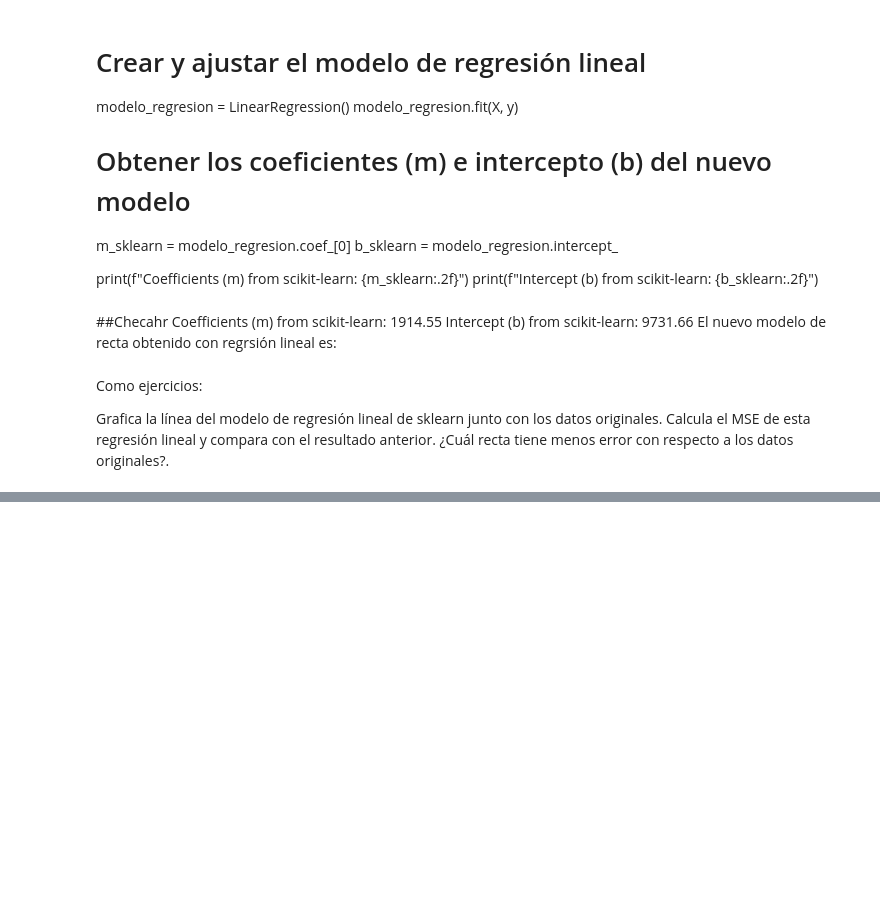
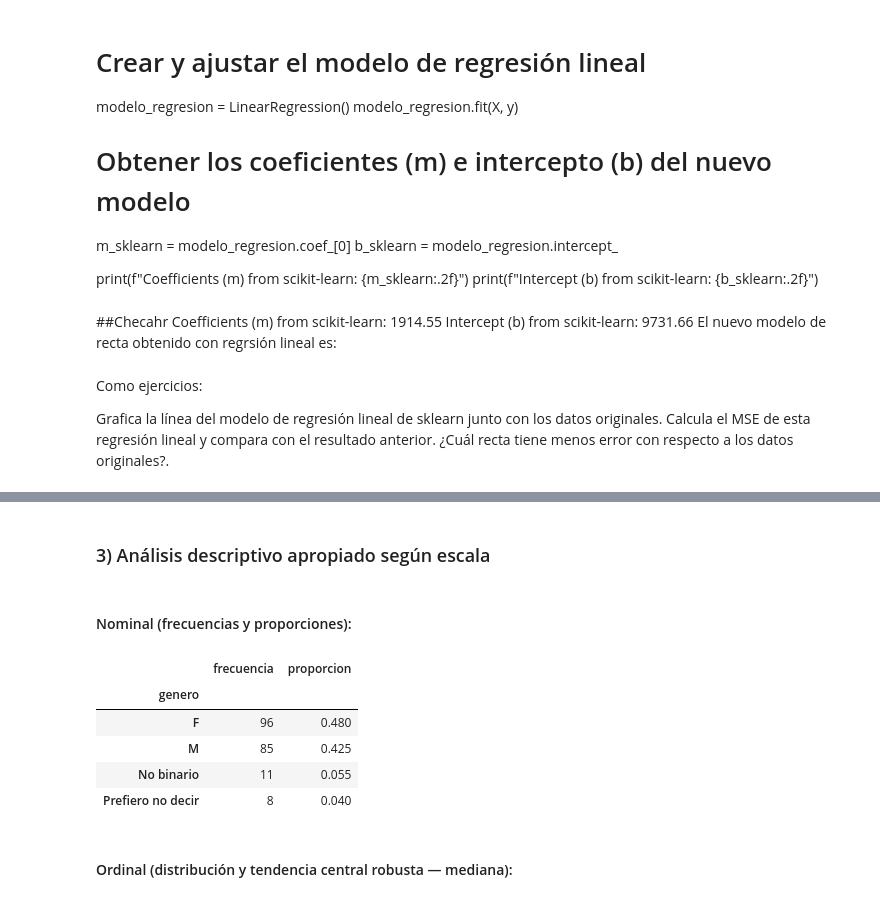
Before and after one commit to 3dgarxx3/Mineria_Datos, a Jupyter notebook: Libreta1.ipynb, the cells around one changed output, grey strips where cells are left out. Saved outputs shown, nothing was run; the diff lists cells and outputs as text; code cells hidden in the pictures; blank space fills up the shorter version.

```diff
--- a/Libreta1.ipynb
+++ b/Libreta1.ipynb
@@ -776,0 +839,18 @@ Calcula el MSE de esta regresión lineal y compara con el resultado anterior.
+# %% [markdown]
+### 3) Análisis descriptivo apropiado según escala
+# %% [markdown]
+#### Nominal (frecuencias y proporciones):
+# %%
+freq_genero = df["genero"].value_counts().to_frame("frecuencia")
+prop_genero = df["genero"].value_counts(normalize=True).round(3).to_frame("proporcion")
+tabla_genero = freq_genero.join(prop_genero)
+tabla_genero
+# %% [output]
+|  | frecuencia | proporcion |
+| genero |  |  |
+| F | 96 | 0.480 |
+| M | 85 | 0.425 |
+| No binario | 11 | 0.055 |
+| Prefiero no decir | 8 | 0.040 |
+# %% [markdown]
+#### Ordinal (distribución y tendencia central robusta — mediana):
```
Also changed, not shown: parts of 13 cells of this notebook.
